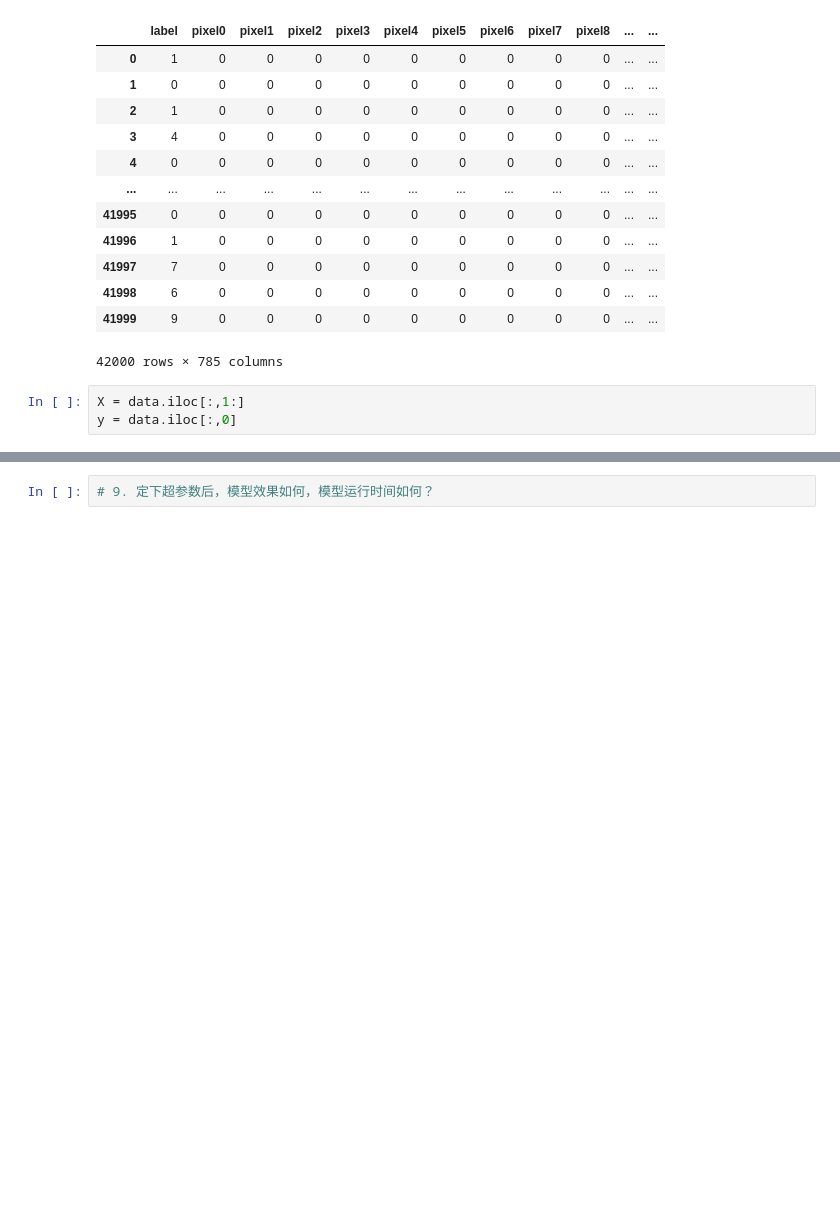
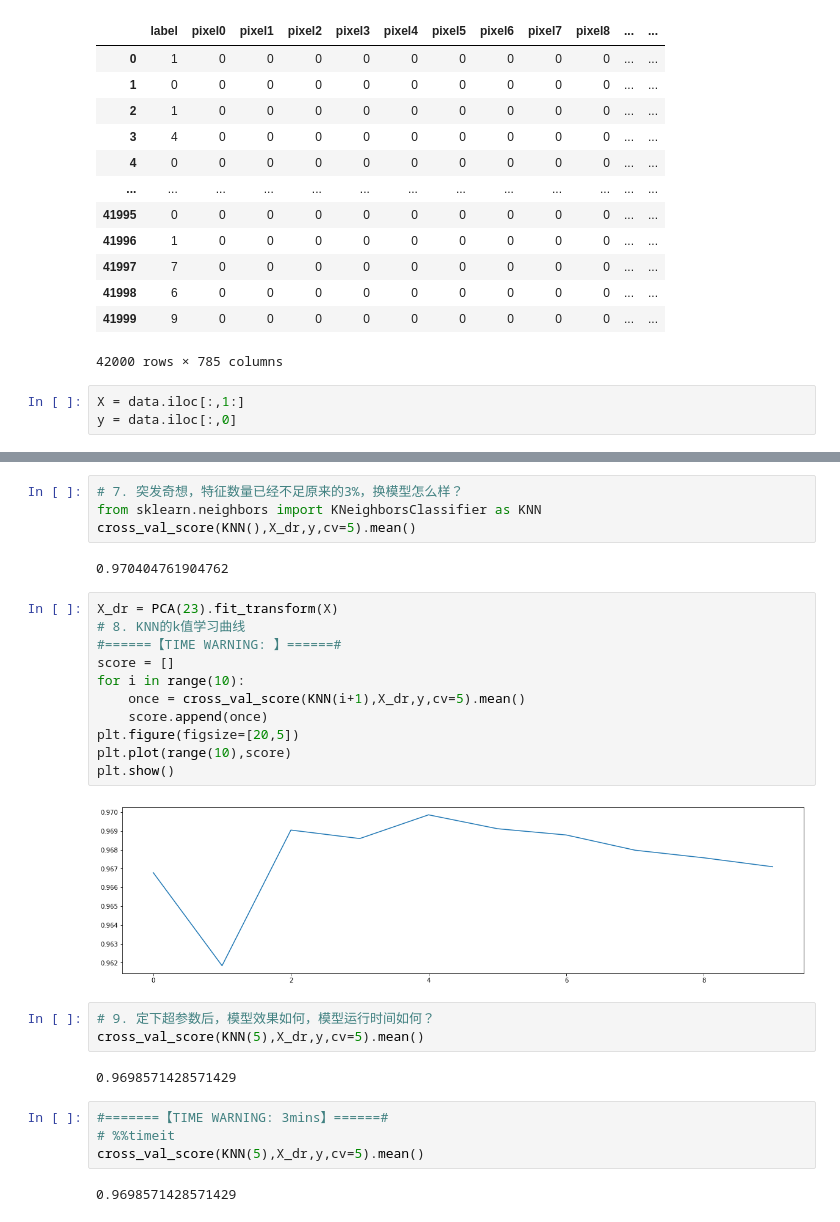
Before and after one commit to sunseayuy/sklearn-learning, a Jupyter notebook: sklearn中的降维算法PCA和SVD/3 案例：PCA对手写数字数据集的降维.ipynb, the cells around one changed output, grey strips where cells are left out. Cells and saved outputs as stored; diff of their text form; blank space fills up the shorter version.

```diff
--- a/sklearn中的降维算法PCA和SVD/3 案例：PCA对手写数字数据集的降维.ipynb
+++ b/sklearn中的降维算法PCA和SVD/3 案例：PCA对手写数字数据集的降维.ipynb
@@ -43,2 +75,30 @@ y = data.iloc[:,0]
+# %%
+# 7. 突发奇想，特征数量已经不足原来的3%，换模型怎么样？
+from sklearn.neighbors import KNeighborsClassifier as KNN
+cross_val_score(KNN(),X_dr,y,cv=5).mean()
+# %% [output]
+0.970404761904762
+# %%
+X_dr = PCA(23).fit_transform(X)
+# 8. KNN的k值学习曲线
+#======【TIME WARNING: 】======#
+score = []
+for i in range(10):
+    once = cross_val_score(KNN(i+1),X_dr,y,cv=5).mean()
+    score.append(once)
+plt.figure(figsize=[20,5])
+plt.plot(range(10),score)
+plt.show()
+# %% [output]
+[figure, added]
 # %%
 # 9. 定下超参数后，模型效果如何，模型运行时间如何？
+cross_val_score(KNN(5),X_dr,y,cv=5).mean()
+# %% [output]
+0.9698571428571429
+# %%
+#=======【TIME WARNING: 3mins】======#
+# %%timeit
+cross_val_score(KNN(5),X_dr,y,cv=5).mean()
+# %% [output]
+0.9698571428571429
```
Also changed, not shown: parts of 10 cells of this notebook.
